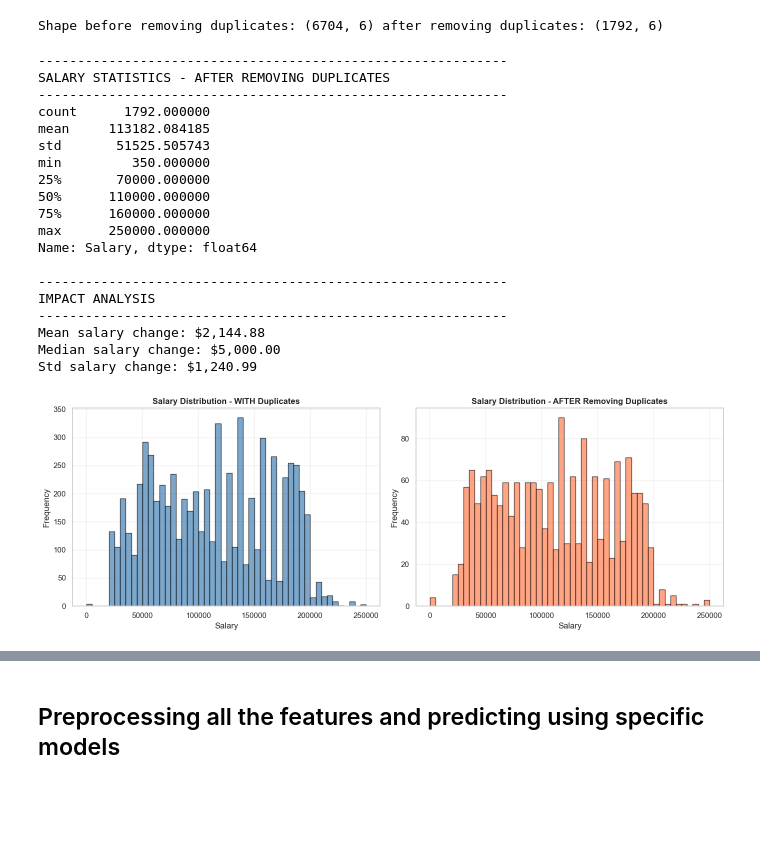
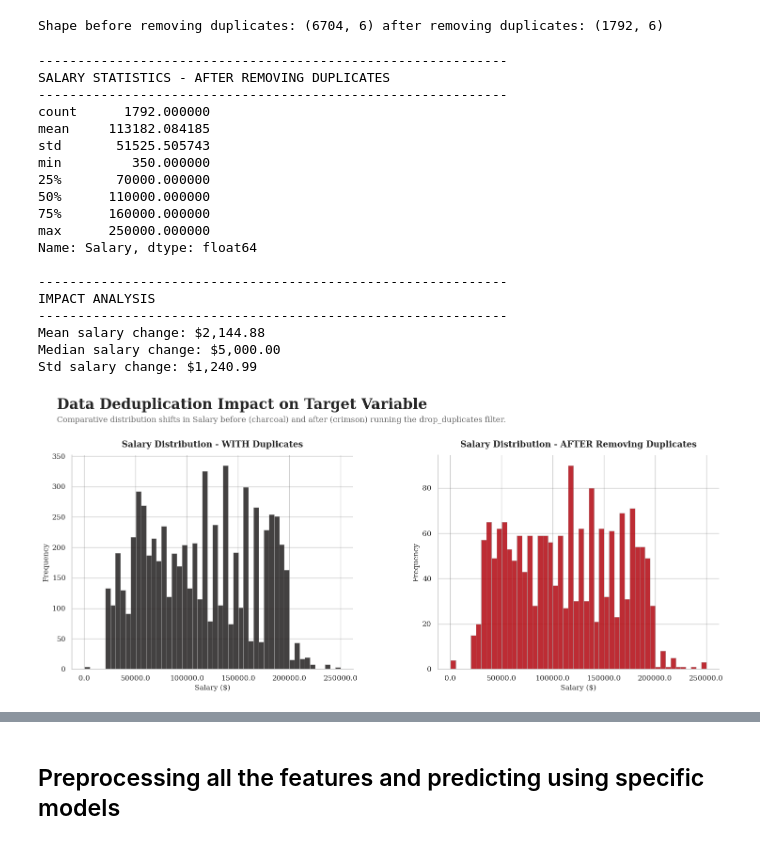
Before and after one commit to AsharArmoghan/Salary_Prediction_model, a Jupyter notebook: salary_prediction_model.ipynb, the cells around one changed output, grey strips where cells are left out. Drawn from its saved outputs; the diff is of its cells as text; code cells hidden in the pictures; blank space fills up the shorter version.

```diff
--- a/salary_prediction_model.ipynb
+++ b/salary_prediction_model.ipynb
@@ -17,13 +17,14 @@ from sklearn.metrics import (
     root_mean_squared_error,
 )
 from sklearn.model_selection import train_test_split
+import warnings
 
+warnings.filterwarnings('ignore')
 filePath = "Salary_Data.csv"
 
 df = kagglehub.dataset_load(
     KaggleDatasetAdapter.PANDAS, "mohithsairamreddy/salary-data", filePath
 )
-sns.set_style("whitegrid")
 print(df.info())
 print(df.describe())
 print(f"Shape: {df.shape}")
@@ -355,7 +607,6 @@ print(
 # %% [output]
 Shape before removing duplicates: (6704, 6) after removing duplicates: (1792, 6)
 # %%
-# Duplicate Impact Analysis - Comparison
 print("\n" + "-" * 60)
 print("SALARY STATISTICS - AFTER REMOVING DUPLICATES")
 print("-" * 60)
@@ -371,55 +622,98 @@ print(
 )
 print(f"Std salary change: ${df['Salary'].std() - df_clean['Salary'].std():,.2f}")
 
-# Distribution comparison
-fig, axes = plt.subplots(1, 2, figsize=(14, 5))
+
+fig, axes = plt.subplots(1, 2, figsize=(16, 7))
+
+
 axes[0].hist(
-    df['Salary'].dropna(), bins=50, alpha=0.7, color='steelblue', edgecolor='black'
+    df['Salary'].dropna(),
+    bins=50,
+    alpha=0.85,
+    color='#221f1f',
+    edgecolor='darkgray',
+    linewidth=0.5,
 )
 axes[0].set_title(
-    'Salary Distribution - WITH Duplicates', fontsize=12, fontweight='bold'
+    'Salary Distribution - WITH Duplicates',
+    fontsize=13,
+    fontweight='bold',
+    fontfamily='serif',
+    pad=12,
 )
-axes[0].set_xlabel('Salary')
-axes[0].set_ylabel('Frequency')
-axes[0].grid(True, alpha=0.3)
+axes[0].set_xlabel('Salary ($)', fontfamily='serif', fontsize=11)
+axes[0].set_ylabel('Frequency', fontfamily='serif', fontsize=11)
+axes[0].set_xticklabels(axes[0].get_xticks(), fontfamily='serif')
+axes[0].set_yticklabels(axes[0].get_yticks().astype(int), fontfamily='serif')
+axes[0].grid(axis='y', linestyle='-', alpha=0.4, color='gray')
+
+for s in ['top', 'right']:
+    axes[0].spines[s].set_visible(False)
+
 
 axes[1].hist(
-    df_clean['Salary'].dropna(), bins=50, alpha=0.7, color='coral', edgecolor='black'
+    df_clean['Salary'].dropna(),
+    bins=50,
+    alpha=0.85,
+    color=color_map[0],
+    edgecolor='darkgray',
+    linewidth=0.5,
 )
 axes[1].set_title(
-    'Salary Distribution - AFTER Removing Duplicates', fontsize=12, fontweight='bold'
+    'Salary Distribution - AFTER Removing Duplicates',
+    fontsize=13,
+    fontweight='bold',
+    fontfamily='serif',
+    pad=12,
 )
-axes[1].set_xlabel('Salary')
-axes[1].set_ylabel('Frequency')
-axes[1].grid(True, alpha=0.3)
+axes[1].set_xlabel('Salary ($)', fontfamily='serif', fontsize=11)
+axes[1].set_ylabel('Frequency', fontfamily='serif', fontsize=11)
+axes[1].set_xticklabels(axes[1].get_xticks(), fontfamily='serif')
+axes[1].set_yticklabels(axes[1].get_yticks().astype(int), fontfamily='serif')
+axes[1].grid(axis='y', linestyle='-', alpha=0.4, color='gray')
 
-plt.tight_layout()
+for s in ['top', 'right']:
+    axes[1].spines[s].set_visible(False)
+
+
+fig.text(
+    0.06,
+    0.94,
+    'Data Deduplication Impact on Target Variable',
+    fontsize=22,
+    fontweight='bold',
+    fontfamily='serif',
+)
+fig.text(
+    0.06,
+    0.90,
+    'Comparative distribution shifts in Salary before (charcoal) and after (crimson) running the drop_duplicates filter.',
+    fontsize=12,
+    fontweight='light',
+    fontfamily='serif',
+    color='dimgray',
+)
+
+fig.subplots_adjust(left=0.08, right=0.94, top=0.80, bottom=0.15, wspace=0.3)
 plt.show()
-
-print(
-    "\n⚠️ Note: Removing 73% of data may affect model performance. Duplicates likely represent repeated records."
-)
-print(
-    "Consider keeping duplicates if they represent legitimate data points (e.g., same person at different times)."
-)
 # %% [output]
 ------------------------------------------------------------
 SALARY STATISTICS - AFTER REMOVING DUPLICATES
 ------------------------------------------------------------
 count      1792.000000
 mean     113182.084185
 std       51525.505743
 min         350.000000
 25%       70000.000000
 50%      110000.000000
 75%      160000.000000
 max      250000.000000
 Name: Salary, dtype: float64
 
 ------------------------------------------------------------
 IMPACT ANALYSIS
 ------------------------------------------------------------
 Mean salary change: $2,144.88
 Median salary change: $5,000.00
 Std salary change: $1,240.99
-[figure, old version]
+[figure, new version]
```
Also changed, not shown: parts of 11 cells of this notebook.
